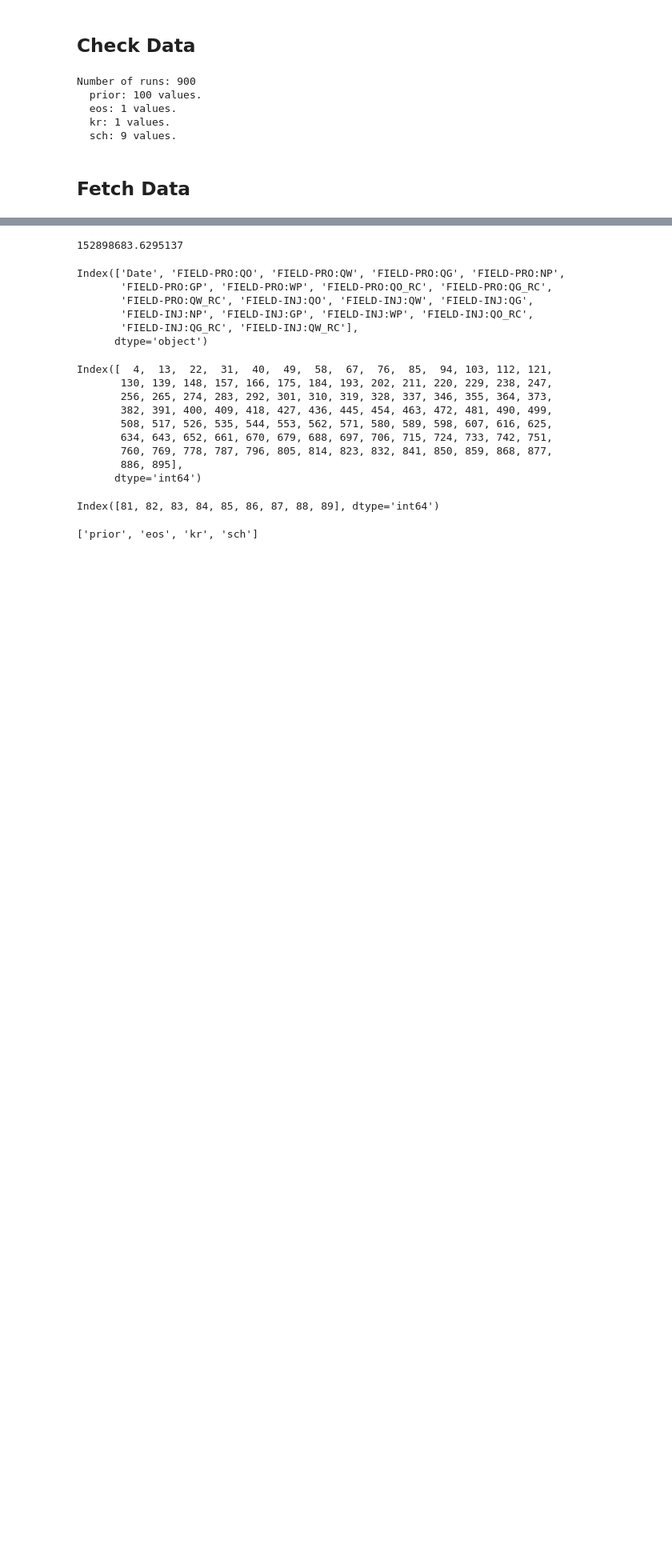
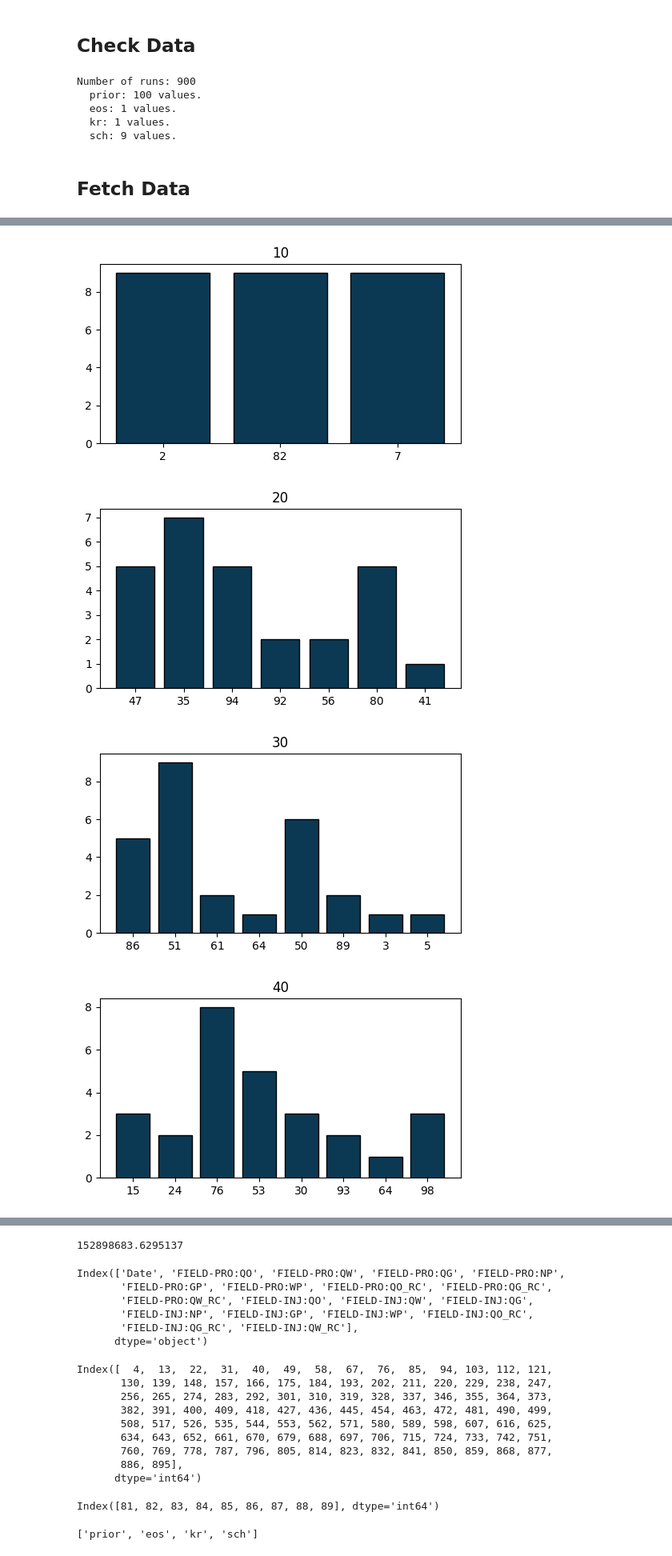
Before and after one commit to TiagoCAAmorim/SimModels, a Jupyter notebook: Unisim_iv_2024/dat/sens/data_analysis.ipynb, the cells around one changed output, grey strips where cells are left out. Shown: that part at 80% size. Cells and saved outputs as stored; diff of their text form; code cells hidden in the pictures; blank space fills up the shorter version.

```diff
--- a/Unisim_iv_2024/dat/sens/data_analysis.ipynb
+++ b/Unisim_iv_2024/dat/sens/data_analysis.ipynb
@@ -69,6 +181,9 @@ def get_variable_values(k):
     if k in var_table.keys():
         return set(var_table[k])
     return {}
+
+def get_prior(index):
+    return var_table.iloc[index,:]['prior']
 
 def get_indexes(filters):
     df = var_table
@@ -143,0 +250,34 @@ make_composite_df([0,2], 'FIELD-PRO:QO', all_data=True)
+# %%
+percentiles = {
+    10:[],
+    20:[],
+    30:[],
+    40:[],
+    50:[],
+    60:[],
+    70:[],
+    80:[],
+    90:[],
+    }
+for sch in get_variable_values('sch'):
+    df = make_composite_df(indexes=get_indexes({'sch':sch}), column='FIELD-PRO:NP')
+    ordered_indexes = df.iloc[:,-1].sort_values().index
+    for p in percentiles.keys():
+        percentiles[p].append(get_prior(ordered_indexes[p-2]))
+        percentiles[p].append(get_prior(ordered_indexes[p-1]))
+        percentiles[p].append(get_prior(ordered_indexes[p]))
+# %%
+for label,values in percentiles.items():
+    value_counts = {}
+    for value in values:
+        value_counts[value] = value_counts.get(value, 0) + 1
+
+    unique_values = list(value_counts.keys())
+    counts = list(value_counts.values())
+    create_bar_plot(unique_values, counts, title=label)
+    plt.show()
+# %% [output]
+[figure, added]
+[figure, added]
+[figure, added]
+[figure, added]
```
Also changed, not shown: parts of 11 cells of this notebook.
